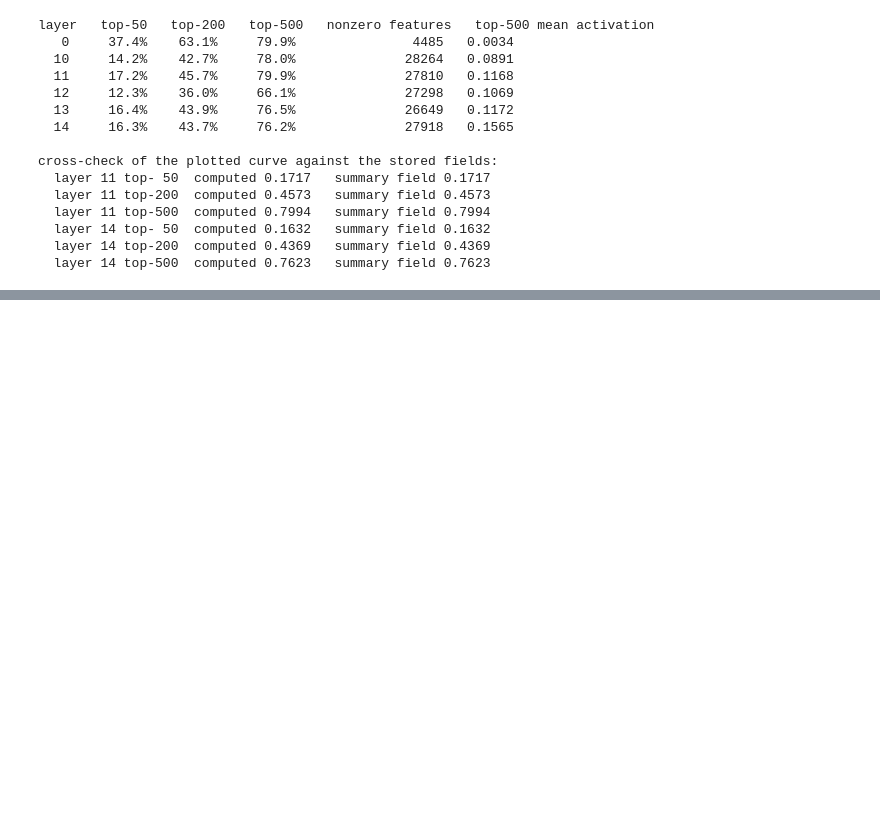
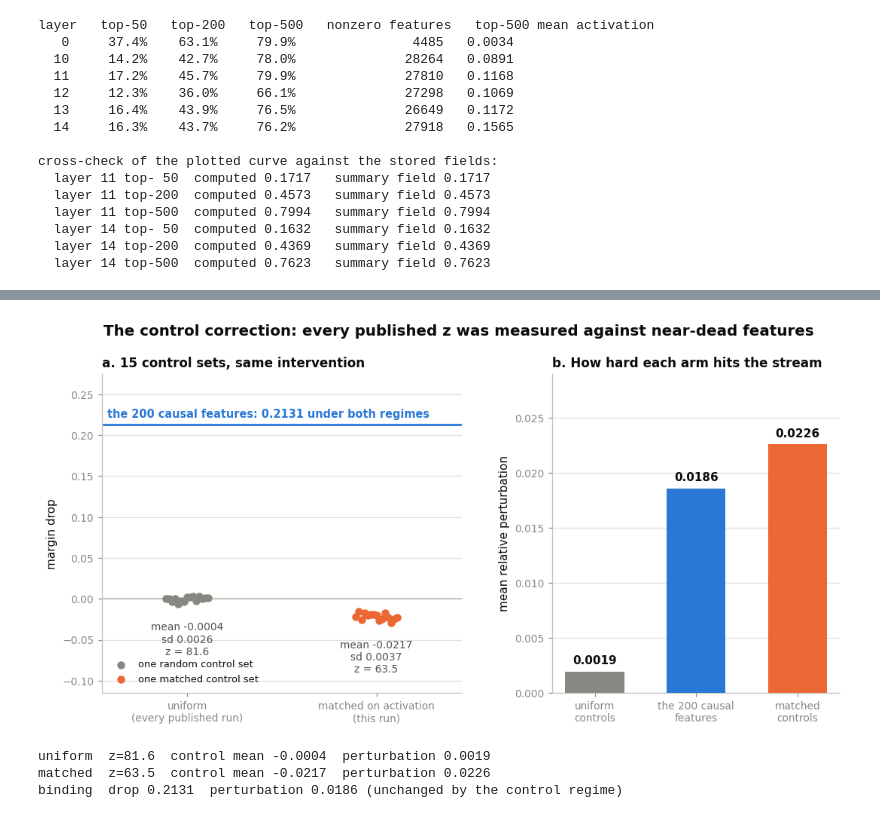
Before and after one commit to KremerML/cross-modal-information-flow-in-MLLM, a Jupyter notebook: notebooks/paper_figures.ipynb, the cells around one changed output, grey strips where cells are left out. Cells and saved outputs as stored; diff of their text form; code cells hidden in the pictures; blank space fills up the shorter version.

```diff
--- a/notebooks/paper_figures.ipynb
+++ b/notebooks/paper_figures.ipynb
@@ -576,0 +933,68 @@ cross-check of the plotted curve against the stored fields:
+# %%
+pub11 = json.load(open(
+    SAE / "sae_clevr_lite_layer11_attn_out_question_causal/results/ablation_results.summary.json"))
+uni_drop = [s["mean_margin_drop"] for s in pub11["random_set_summaries"]]
+uni_pert = [s["mean_relative_perturbation"] for s in pub11["random_set_summaries"]]
+uni_z = pub11["significance"]["mean_margin_drop"]["z_score"]
+bind_drop = pub11["significance"]["mean_margin_drop"]["binding"]
+bind_pert = pub11["binding_results"]["field_summaries"]["perturb_relative_norm"]["mean"]
+
+a0 = cond("A0_regression_L11")
+mat_drop = [s["mean_margin_drop"] for s in a0["control_summaries"]]
+mat_pert = [s["mean_relative_perturbation"] for s in a0["control_summaries"]]
+mat_z = [r for r in ANALYSIS["significance"]
+         if r["condition_id"] == "A0_regression_L11"][0]["z_score"]
+
+fig, (ax1, ax2) = plt.subplots(1, 2, figsize=(11.5, 5),
+                               gridspec_kw={"width_ratios": [1.25, 1], "wspace": 0.28})
+
+jitter = np.linspace(-0.11, 0.11, 15)
+ax1.axhline(bind_drop, color=BLUE, lw=1.8, zorder=2)
+ax1.text(-0.42, bind_drop + 0.006, "the 200 causal features: %.4f under both regimes" % bind_drop,
+         color=BLUE, fontsize=9.5, fontweight="bold", va="bottom")
+ax1.axhline(0, color=BASELINE, lw=1.2, zorder=1)
+
+ax1.scatter(0 + jitter, uni_drop, s=34, color=MUTED, zorder=3, label="one random control set")
+ax1.scatter(1 + jitter, mat_drop, s=34, color=ORANGE, zorder=3, label="one matched control set")
+for xi, vals, z in [(0, uni_drop, uni_z), (1, mat_drop, mat_z)]:
+    ax1.text(xi, np.mean(vals) - 0.028, "mean %.4f\nsd %.4f\nz = %.1f"
+             % (np.mean(vals), np.std(vals), z),
+             color=SECOND, fontsize=9, ha="center", va="top")
+
+ax1.set_xticks([0, 1])
+ax1.set_xticklabels(["uniform\n(every published run)", "matched on activation\n(this run)"])
+ax1.set_xlim(-0.45, 1.45)
+ax1.set_ylim(-0.115, 0.275)
+ax1.set_ylabel("margin drop")
+ax1.set_title("a. 15 control sets, same intervention", loc="left", fontsize=11)
+ax1.legend(loc="lower left", fontsize=8.5)
+tidy(ax1)
+
+bars = [("uniform\ncontrols", np.mean(uni_pert), MUTED),
+        ("the 200 causal\nfeatures", bind_pert, BLUE),
+        ("matched\ncontrols", np.mean(mat_pert), ORANGE)]
+xs = np.arange(3)
+ax2.bar(xs, [b[1] for b in bars], width=0.58, color=[b[2] for b in bars], zorder=3)
+for xi, (_, v, _c) in zip(xs, bars):
+    ax2.text(xi, v + 0.0007, "%.4f" % v, ha="center", color=INK, fontsize=10, fontweight="bold")
+
+ax2.set_xticks(xs)
+ax2.set_xticklabels([b[0] for b in bars])
+ax2.set_ylim(0, 0.029)
+ax2.set_ylabel("mean relative perturbation")
+ax2.set_title("b. How hard each arm hits the stream", loc="left", fontsize=11)
+tidy(ax2)
+
+fig.suptitle("The control correction: every published z was measured against near-dead features",
+             fontsize=13, fontweight="bold", y=1.0)
+fig.savefig(FIGDIR / "fig9_control_regime.png")
+plt.show()
+
+print("uniform  z=%.1f  control mean %+.4f  perturbation %.4f" % (uni_z, np.mean(uni_drop), np.mean(uni_pert)))
+print("matched  z=%.1f  control mean %+.4f  perturbation %.4f" % (mat_z, np.mean(mat_drop), np.mean(mat_pert)))
+print("binding  drop %.4f  perturbation %.4f (unchanged by the control regime)" % (bind_drop, bind_pert))
+# %% [output]
+[figure, added]
+uniform  z=81.6  control mean -0.0004  perturbation 0.0019
+matched  z=63.5  control mean -0.0217  perturbation 0.0226
+binding  drop 0.2131  perturbation 0.0186 (unchanged by the control regime)
```
Also changed, not shown: parts of 13 cells of this notebook, 46 other files.
